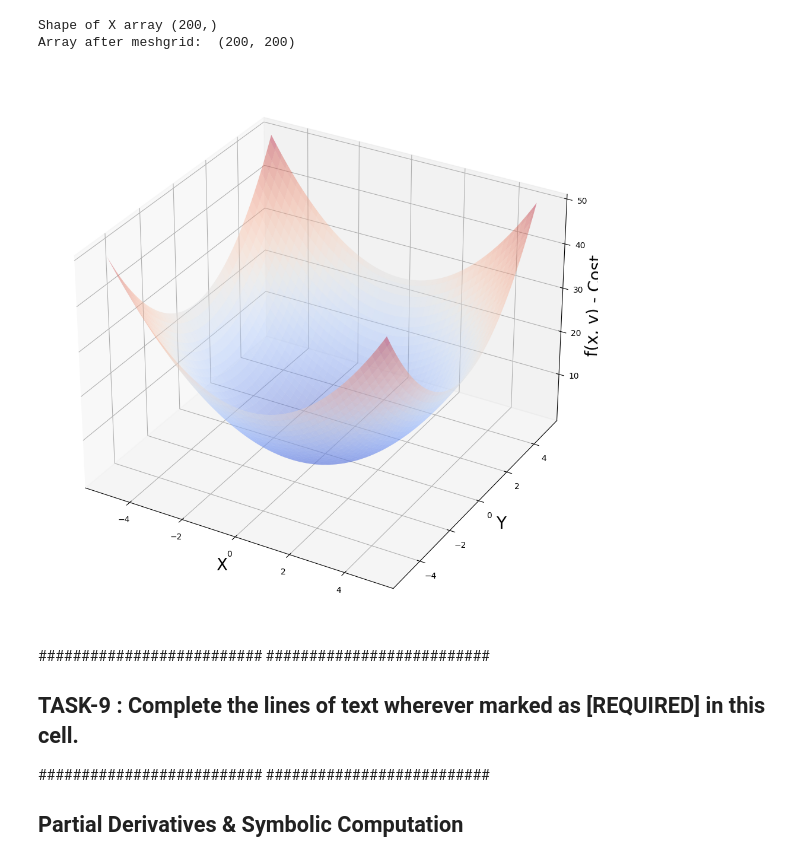
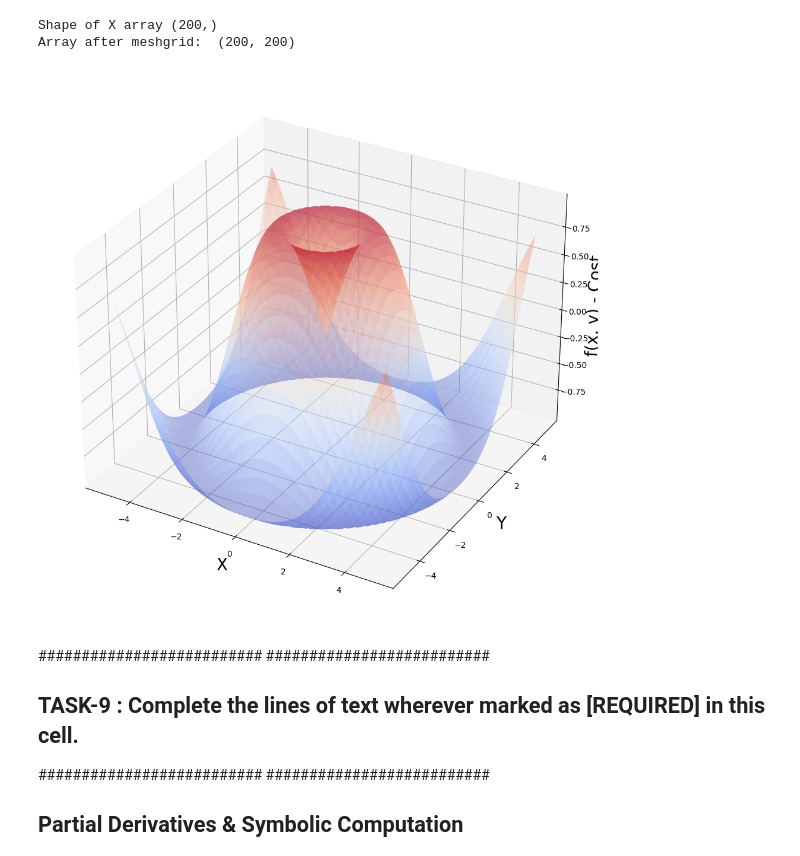
Before and after one commit to Snagasaisri/Fmml-module-lab-and-project, a Jupyter notebook: FMML_2022_Module_04_Project_2024.ipynb, the cells around one changed output. Cells and saved outputs as stored; diff of their text form; code cells hidden in the pictures.

```diff
--- a/FMML_2022_Module_04_Project_2024.ipynb
+++ b/FMML_2022_Module_04_Project_2024.ipynb
@@ -370,36 +477,31 @@ Array after meshgrid:  (200, 200)
 # %%
 import numpy as np
 import matplotlib.pyplot as plt
 from mpl_toolkits.mplot3d import Axes3D
-from matplotlib import cm
 
-# Assuming f is a 2D function
+# Define the function f(x, y)
 def f(x, y):
-    return x**2 + y**2
+    return np.sin(np.sqrt(x**2 + y**2))
 
-# Generate a range of values for x and y
-x_values = np.linspace(-5, 5, 100)
-y_values = np.linspace(-5, 5, 100)
+# Generate data for the plot
+x = np.linspace(-5, 5, 100)
+y = np.linspace(-5, 5, 100)
+x, y = np.meshgrid(x, y)
+z = f(x, y)
 
-# Generate 2D arrays for x and y using meshgrid
-x_4, y_4 = np.meshgrid(x_values, y_values)
-
-# Generating 3D Plot
+# Plot the 3D surface
 fig = plt.figure(figsize=(16, 12))
 ax = fig.add_subplot(111, projection='3d')
 
 ax.set_xlabel('X', fontsize=20)
 ax.set_ylabel('Y', fontsize=20)
 ax.set_zlabel('f(x, y) - Cost', fontsize=20)
 
-# Evaluate the function f(x, y) for each combination of x and y
-z_4 = f(x_4, y_4)
-
-ax.plot_surface(x_4, y_4, z_4, cmap=cm.coolwarm, alpha=0.4)
+ax.plot_surface(x, y, z, cmap='coolwarm', alpha=0.4)
 
 plt.show()
 # %% [output]
-[figure, old version]
+[figure, new version]
 # %% [markdown]
 ##########################
 ##########################
```
Also changed, not shown: parts of 20 cells of this notebook.
